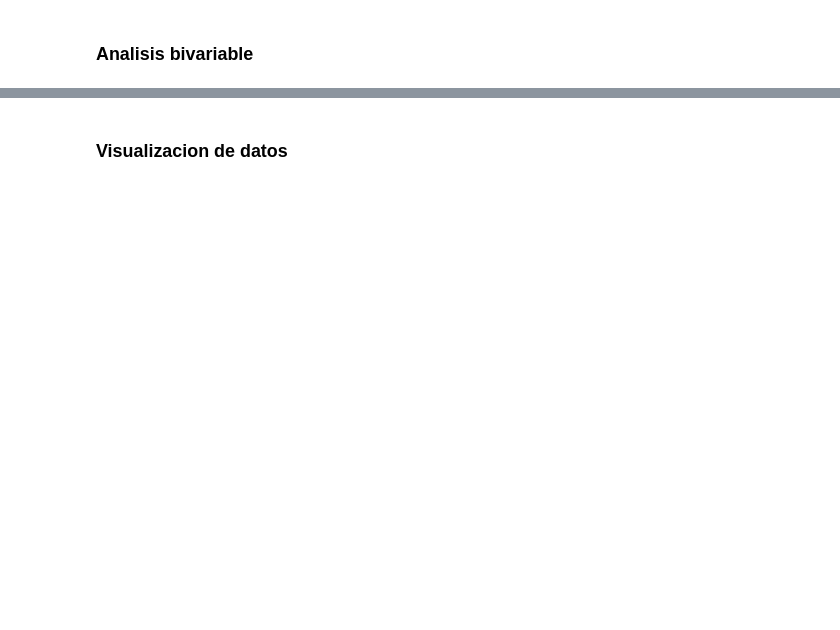
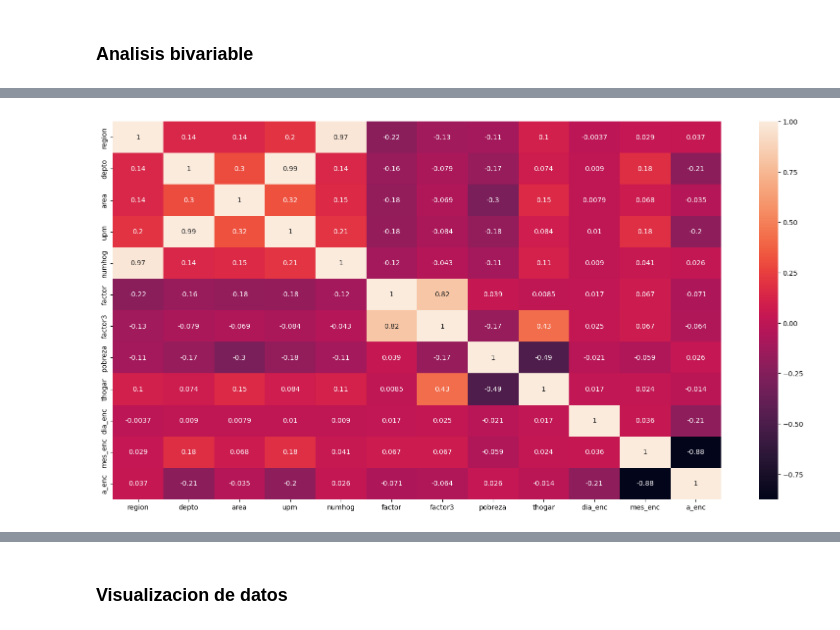
Before and after one commit to andresdlRoca/Data-Science-Labs-UVG, a Jupyter notebook: Lab 10/main.ipynb, the cells around one changed output, grey strips where cells are left out. Cells and saved outputs as stored; diff of their text form; code cells hidden in the pictures; blank space fills up the shorter version.

```diff
--- a/Lab 10/main.ipynb
+++ b/Lab 10/main.ipynb
@@ -29,2 +261,9 @@ import pyreadstat
 # %% [markdown]
 ### Analisis bivariable
+# %%
+# Correlaciones entre variables en df_hogar
+
+plt.figure(figsize=(20, 10))
+sns.heatmap(df_hogar.corr(), annot=True)
+plt.show()
+# %% [output]
@@ -30,0 +271 @@ import pyreadstat
+[figure, added]
```
Also changed, not shown: parts of 25 cells of this notebook.
